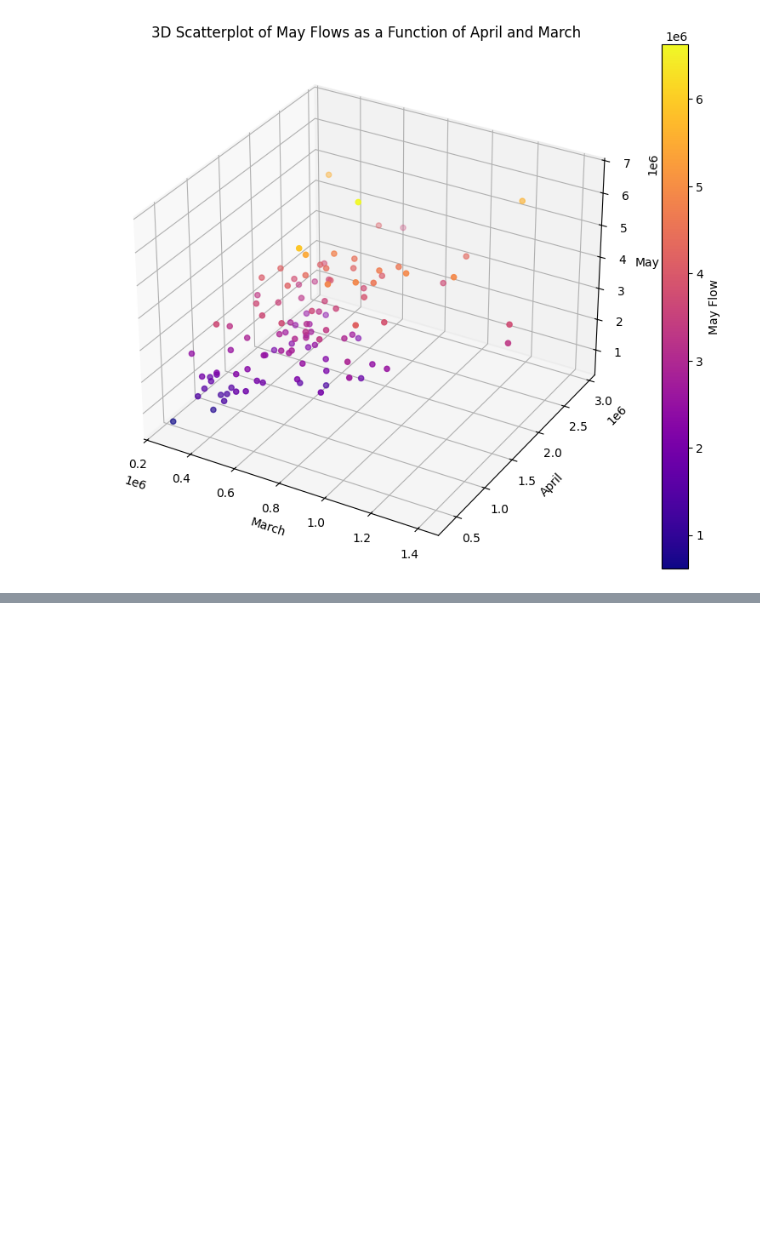
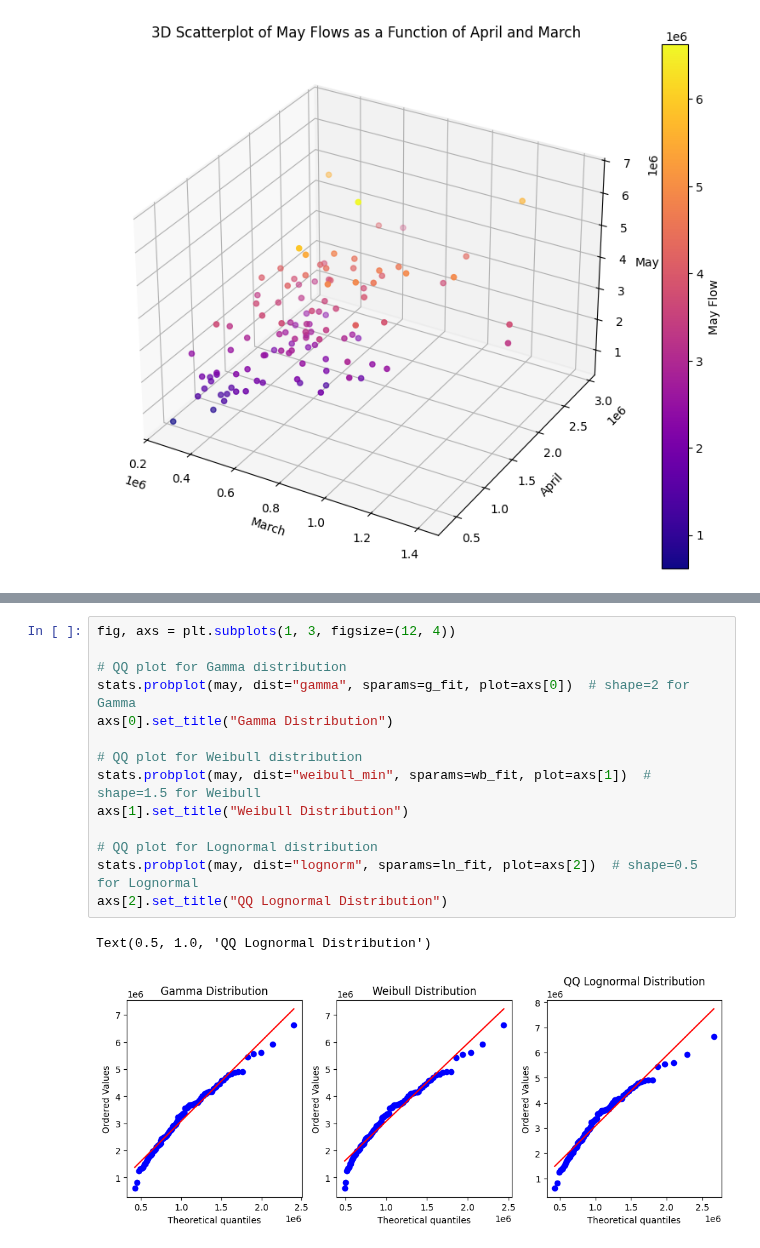
Before and after one commit to jtdocter27/Engineering-Probability---Statistics, a Jupyter notebook: R_project.ipynb, the cells around one changed output, grey strips where cells are left out. Cells and saved outputs as stored; diff of their text form; blank space fills up the shorter version.

```diff
--- a/R_project.ipynb
+++ b/R_project.ipynb
@@ -45,0 +109,17 @@ plt.show()
+# %%
+fig, axs = plt.subplots(1, 3, figsize=(12, 4))
+
+# QQ plot for Gamma distribution
+stats.probplot(may, dist="gamma", sparams=g_fit, plot=axs[0])  # shape=2 for Gamma
+axs[0].set_title("Gamma Distribution")
+
+# QQ plot for Weibull distribution
+stats.probplot(may, dist="weibull_min", sparams=wb_fit, plot=axs[1])  # shape=1.5 for Weibull
+axs[1].set_title("Weibull Distribution")
+
+# QQ plot for Lognormal distribution
+stats.probplot(may, dist="lognorm", sparams=ln_fit, plot=axs[2])  # shape=0.5 for Lognormal
+axs[2].set_title("QQ Lognormal Distribution")
+# %% [output]
+Text(0.5, 1.0, 'QQ Lognormal Distribution')
+[figure, added]
```
Also changed, not shown: parts of 15 cells of this notebook, 1 other file.
